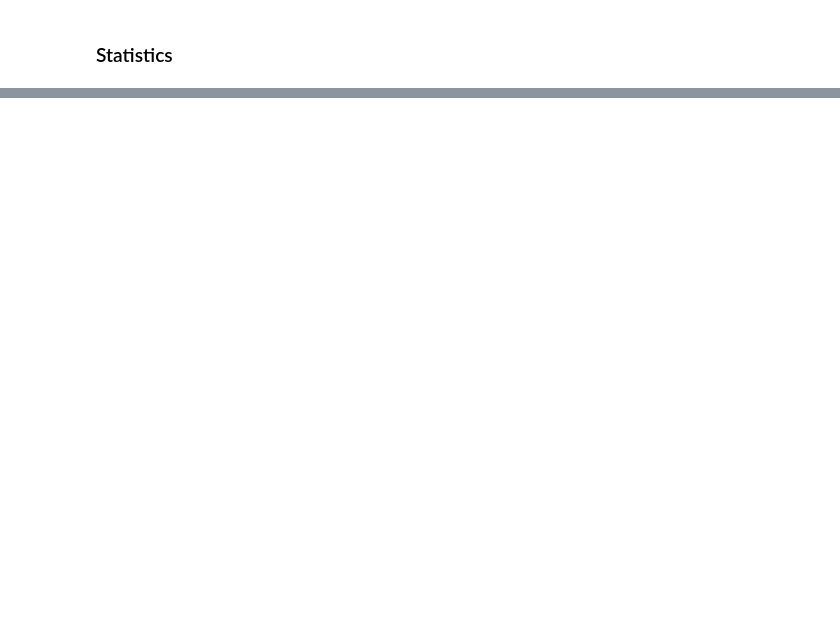
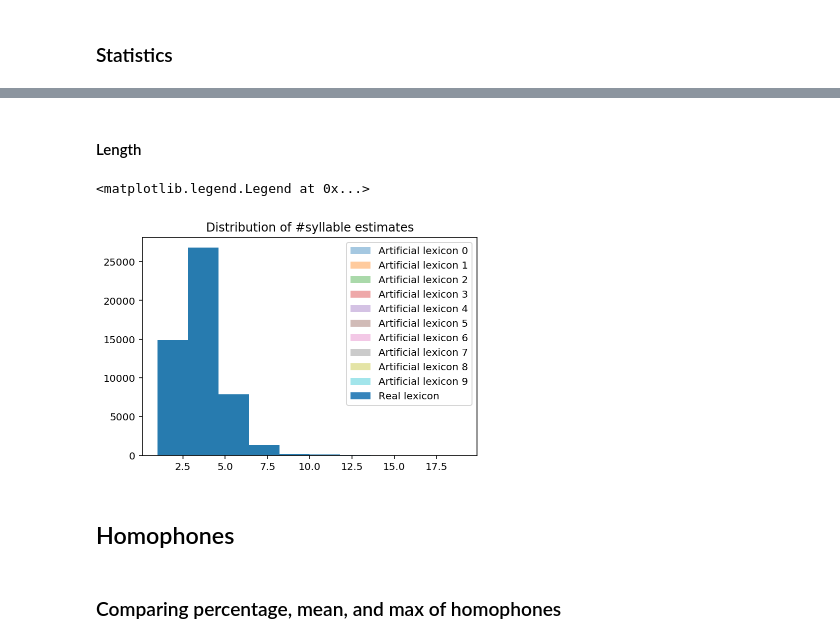
Before and after one commit to seantrott/homophone_simulations, a Jupyter notebook: using_null_lexicons.ipynb, the cells around one changed output, grey strips where cells are left out. Saved outputs shown, nothing was run; the diff lists cells and outputs as text; code cells hidden in the pictures; blank space fills up the shorter version.

```diff
--- a/using_null_lexicons.ipynb
+++ b/using_null_lexicons.ipynb
@@ -836,0 +937,19 @@ plt.show()
+# %% [markdown]
+#### Length
+# %%
+for i in range (NUM_ARTIFICIAL):
+
+    df_tmp = df_japanese_artificial[df_japanese_artificial['lexicon']==str(i)]
+    plt.hist(df_tmp['num_sylls_est'], alpha = .4, label = "Artificial lexicon {x}".format(x=i))
+
+plt.hist(df_celex_og['num_sylls_est'],
+         alpha = .9, label = "Real lexicon".format(x=i))
+plt.title("Distribution of #syllable estimates")
+plt.legend()
+# %% [output]
+<matplotlib.legend.Legend at 0x...>
+[figure, added]
+# %% [markdown]
+## Homophones
+# %% [markdown]
+### Comparing percentage, mean, and max of homophones
```
Also changed, not shown: parts of 49 cells of this notebook, 1 other file.
